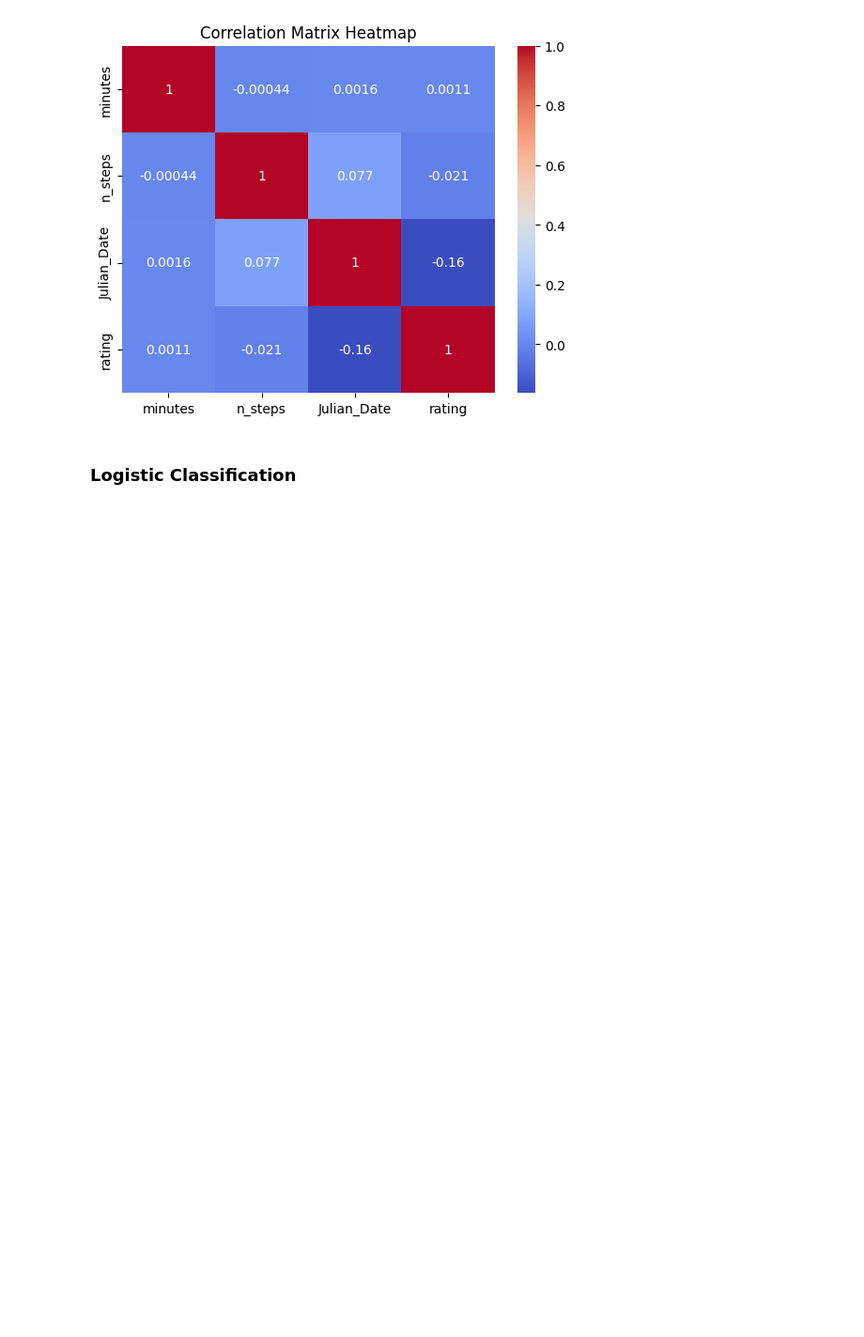
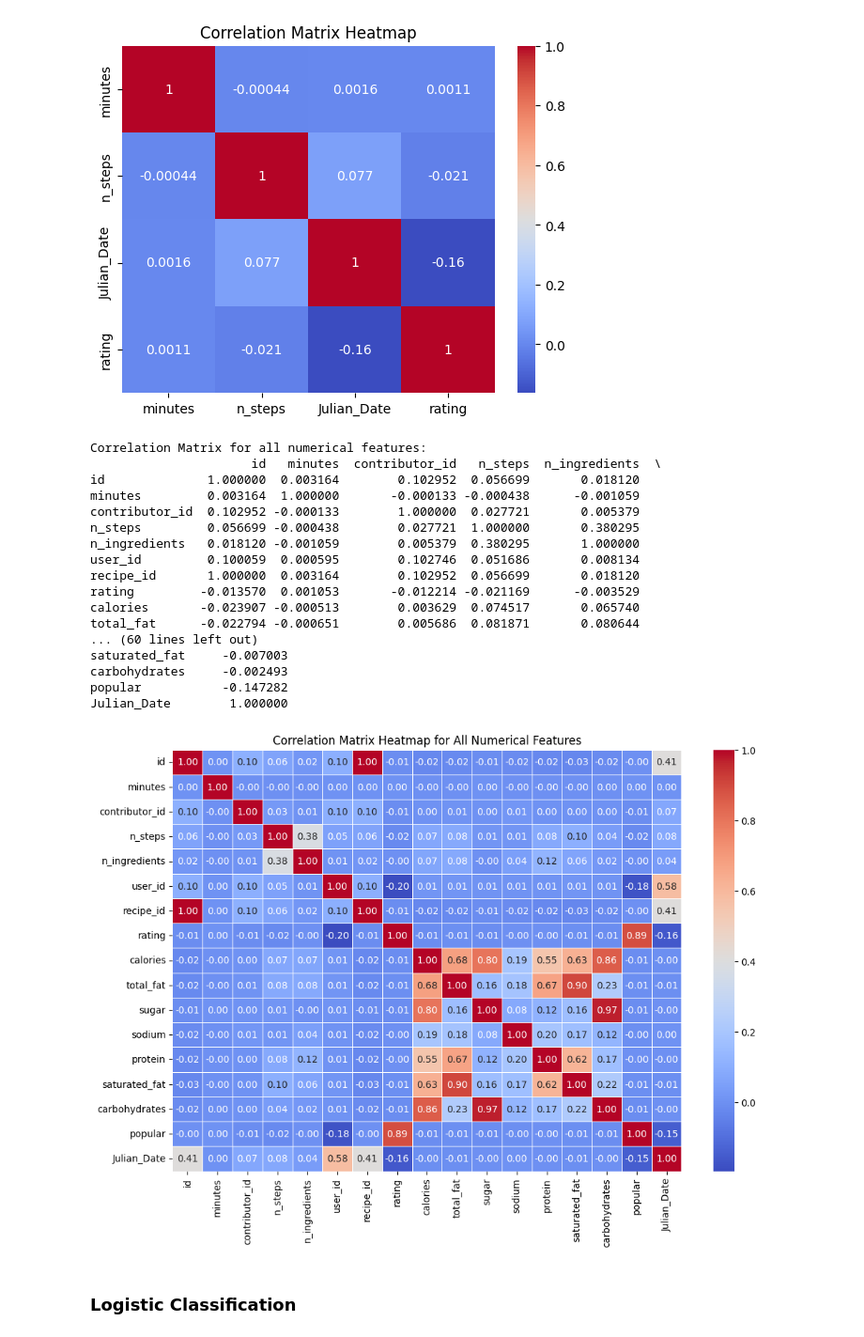
Before and after one commit to khushbunlad/PROG8431, a Jupyter notebook: GroupPresentation6.ipynb, the cells around one changed output. Shown at 94% size. Cells and saved outputs as stored; diff of their text form; code cells hidden in the pictures; blank space fills up the shorter version.

Commit message:
correlation

```diff
--- a/GroupPresentation6.ipynb
+++ b/GroupPresentation6.ipynb
@@ -202,6 +202,44 @@ Correlation between rating and minutes: 0.00
 Correlation between rating and n_steps: -0.02
 Correlation between rating and Julian_Date: -0.16
 [figure]
+# %%
+import seaborn as sns
+import matplotlib.pyplot as plt
+
+# Extract all numerical columns from the dataset
+numerical_columns = merged_data.select_dtypes(include=['float64', 'int64']).columns
+
+# Compute correlation matrix for all numerical columns
+correlation_matrix = merged_data[numerical_columns].corr()
+
+# Display the correlation matrix
+print("Correlation Matrix for all numerical features:")
+print(correlation_matrix)
+
+# Visualize the correlation matrix as a heatmap
+plt.figure(figsize=(12, 8))
+sns.heatmap(correlation_matrix, annot=True, cmap="coolwarm", fmt=".2f", linewidths=0.5)
+plt.title("Correlation Matrix Heatmap for All Numerical Features")
+plt.show()
+# %% [output]
+Correlation Matrix for all numerical features:
+                      id   minutes  contributor_id   n_steps  n_ingredients  \
+id              1.000000  0.003164        0.102952  0.056699       0.018120
+minutes         0.003164  1.000000       -0.000133 -0.000438      -0.001059
+contributor_id  0.102952 -0.000133        1.000000  0.027721       0.005379
+n_steps         0.056699 -0.000438        0.027721  1.000000       0.380295
+n_ingredients   0.018120 -0.001059        0.005379  0.380295       1.000000
+user_id         0.100059  0.000595        0.102746  0.051686       0.008134
+recipe_id       1.000000  0.003164        0.102952  0.056699       0.018120
+rating         -0.013570  0.001053       -0.012214 -0.021169      -0.003529
+calories       -0.023907 -0.000513        0.003629  0.074517       0.065740
+total_fat      -0.022794 -0.000651        0.005686  0.081871       0.080644
+... (60 lines left out)
+saturated_fat     -0.007003
+carbohydrates     -0.002493
+popular           -0.147282
+Julian_Date        1.000000
+[figure, added]
 # %% [markdown]
  ### Logistic Classification
 # %%
```
Also changed, not shown: parts of 1 cell of this notebook.
